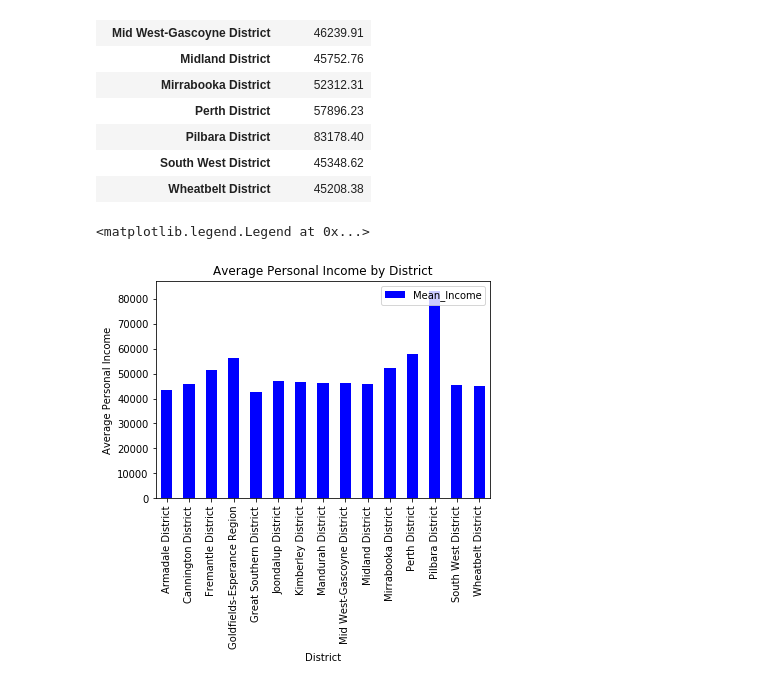
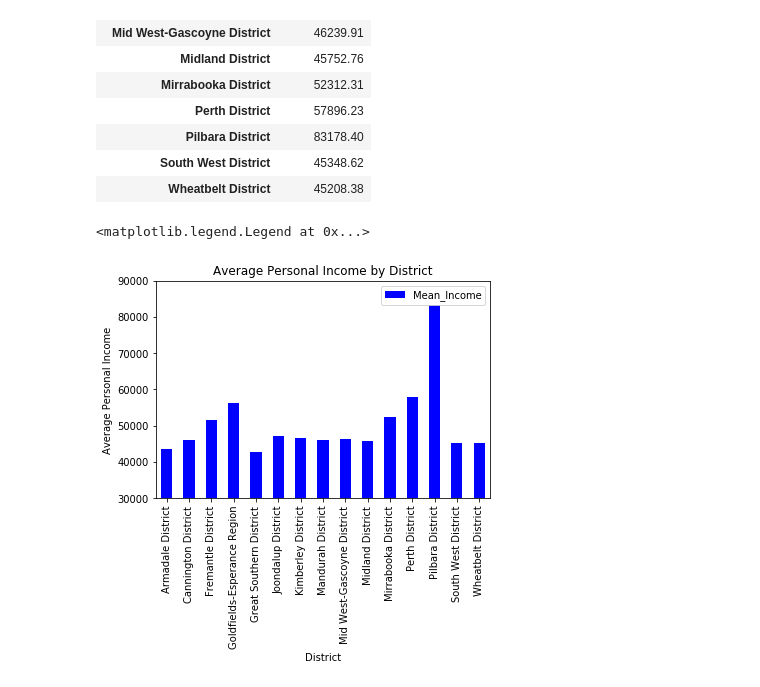
Before and after one commit to natalieddavies/BootcampProject1, a Jupyter notebook: income.ipynb, the cells around one changed output. Saved outputs shown, nothing was run; the diff lists cells and outputs as text; code cells hidden in the pictures.

```diff
--- a/income.ipynb
+++ b/income.ipynb
@@ -323,17 +323,17 @@ income_by_district
 # %%
 
 
 income_plot  = income_by_district.plot(kind="bar",facecolor="blue")
 plt.title("Average Personal Income by District")
-#plt.ylim(0,30)
+plt.ylim(30000,90000)
 plt.xlabel("District")
 plt.ylabel("Average Personal Income")
 plt.xticks(rotation=90)
 #plt.tight_layout()
 plt.legend(loc="upper right")
 # %% [output]
 <matplotlib.legend.Legend at 0x...>
-[figure, old version]
+[figure, new version]
 # %%
 
 #export grouped data to csv
```
Also changed, not shown: parts of 1 cell of this notebook, 1 other file.
